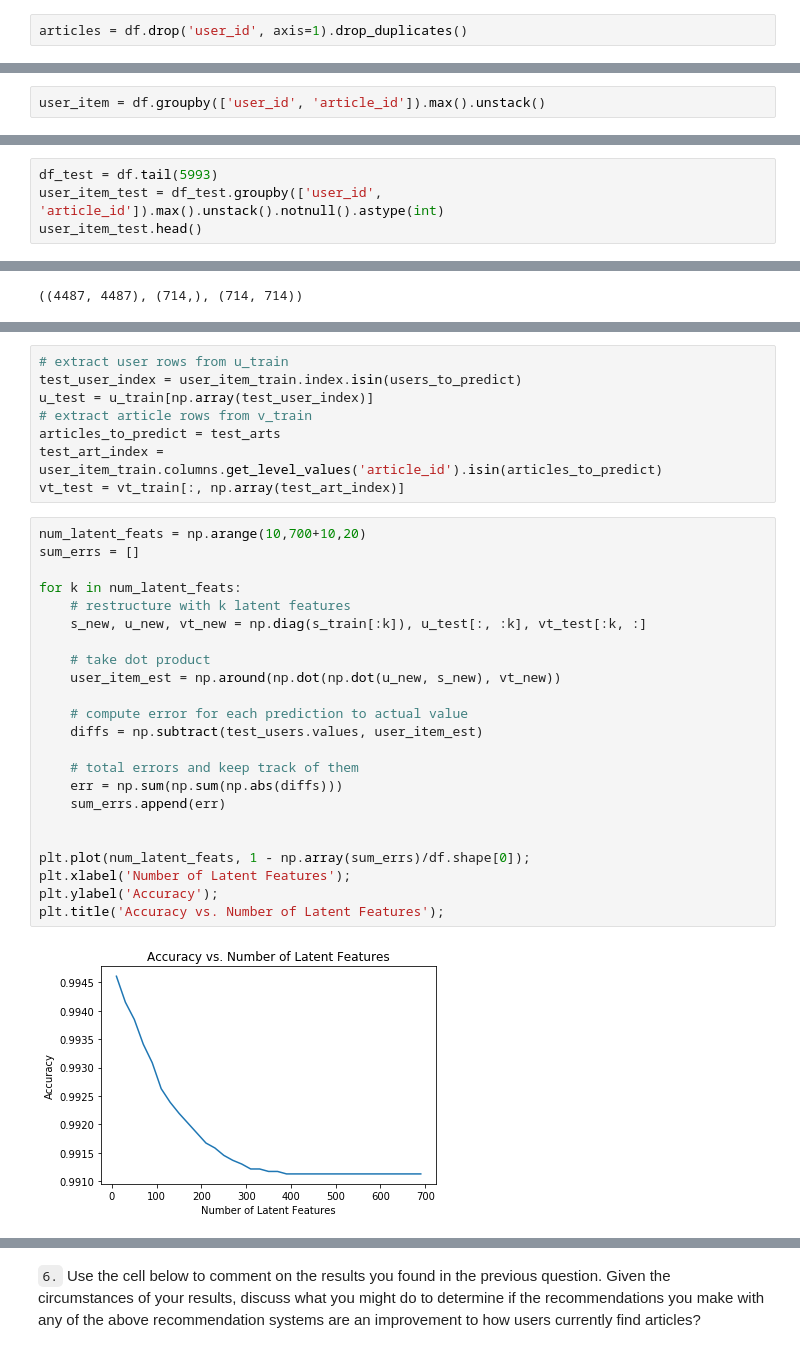
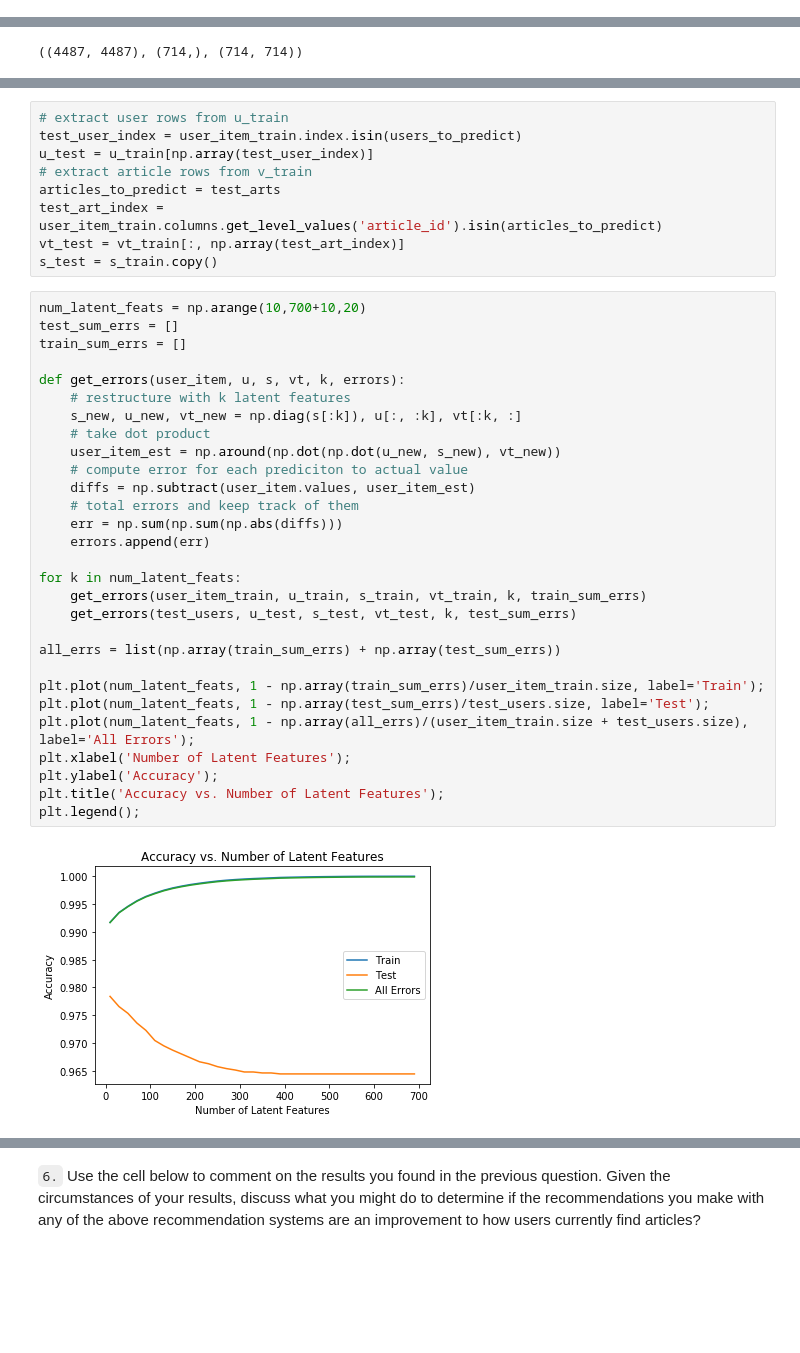
Before and after one commit to jabeztay/udacity-dsnd, a Jupyter notebook: recommendation_engine/Recommendations_with_IBM.ipynb, the cells around one changed output, grey strips where cells are left out. Drawn from its saved outputs; the diff is of its cells as text; blank space fills up the shorter version.

```diff
--- a/recommendation_engine/Recommendations_with_IBM.ipynb
+++ b/recommendation_engine/Recommendations_with_IBM.ipynb
@@ -214,2 +199,0 @@ df.head()
-# %%
-articles = df.drop('user_id', axis=1).drop_duplicates()
@@ -303,2 +265,0 @@ df.head()
-# %%
-user_item = df.groupby(['user_id', 'article_id']).max().unstack()
@@ -970,7 +711,3 @@ Use the code from question 3 to understand the impact on accuracy of the trainin
 * How many users are we not able to make predictions for because of the cold start problem?
 * How many movies can we make predictions for in the test set?
 * How many movies are we not able to make predictions for because of the cold start problem?
-# %%
-df_test = df.tail(5993)
-user_item_test = df_test.groupby(['user_id', 'article_id']).max().unstack().notnull().astype(int)
-user_item_test.head()
@@ -1121,28 +797,35 @@ u_test = u_train[np.array(test_user_index)]
 articles_to_predict = test_arts
 test_art_index = user_item_train.columns.get_level_values('article_id').isin(articles_to_predict)
 vt_test = vt_train[:, np.array(test_art_index)]
+s_test = s_train.copy()
 # %%
 num_latent_feats = np.arange(10,700+10,20)
-sum_errs = []
+test_sum_errs = []
+train_sum_errs = []
+
+def get_errors(user_item, u, s, vt, k, errors):
+    # restructure with k latent features
+    s_new, u_new, vt_new = np.diag(s[:k]), u[:, :k], vt[:k, :]
+    # take dot product
+    user_item_est = np.around(np.dot(np.dot(u_new, s_new), vt_new))
+    # compute error for each prediciton to actual value
+    diffs = np.subtract(user_item.values, user_item_est)
+    # total errors and keep track of them
+    err = np.sum(np.sum(np.abs(diffs)))
+    errors.append(err)
 
 for k in num_latent_feats:
-    # restructure with k latent features
-    s_new, u_new, vt_new = np.diag(s_train[:k]), u_test[:, :k], vt_test[:k, :]
+    get_errors(user_item_train, u_train, s_train, vt_train, k, train_sum_errs)
+    get_errors(test_users, u_test, s_test, vt_test, k, test_sum_errs)
 
-    # take dot product
-    user_item_est = np.around(np.dot(np.dot(u_new, s_new), vt_new))
+all_errs = list(np.array(train_sum_errs) + np.array(test_sum_errs))
 
-    # compute error for each prediction to actual value
-    diffs = np.subtract(test_users.values, user_item_est)
-
-    # total errors and keep track of them
-    err = np.sum(np.sum(np.abs(diffs)))
-    sum_errs.append(err)
-
-
-plt.plot(num_latent_feats, 1 - np.array(sum_errs)/df.shape[0]);
+plt.plot(num_latent_feats, 1 - np.array(train_sum_errs)/user_item_train.size, label='Train');
+plt.plot(num_latent_feats, 1 - np.array(test_sum_errs)/test_users.size, label='Test');
+plt.plot(num_latent_feats, 1 - np.array(all_errs)/(user_item_train.size + test_users.size), label='All Errors');
 plt.xlabel('Number of Latent Features');
 plt.ylabel('Accuracy');
 plt.title('Accuracy vs. Number of Latent Features');
+plt.legend();
 # %% [output]
-[figure, old version]
+[figure, new version]
```
Also changed, not shown: parts of 39 cells of this notebook, 2 other files.
